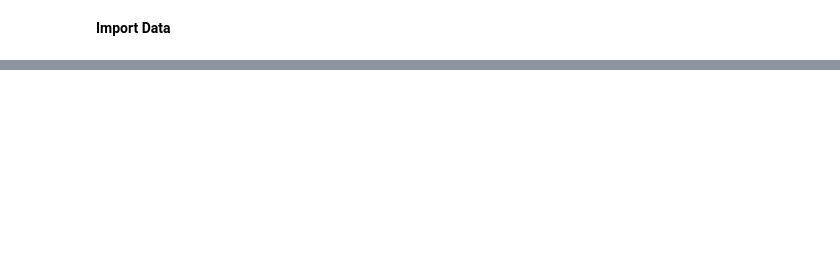
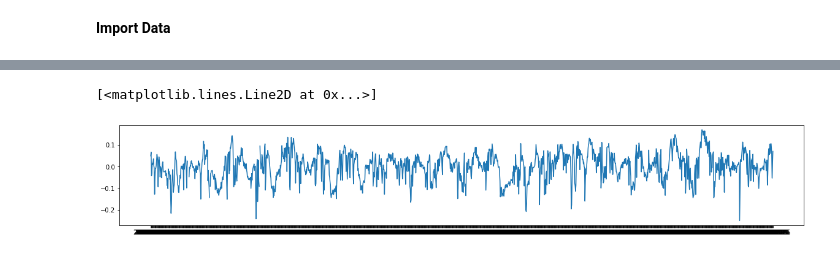
Before and after one commit to anniebritton/Ecological-Drought-ML-Modeling, a Jupyter notebook: NDVI_Data_Processing.ipynb, the cells around one changed output, grey strips where cells are left out. Drawn from its saved outputs; the diff is of its cells as text; code cells hidden in the pictures; blank space fills up the shorter version.

```diff
--- a/NDVI_Data_Processing.ipynb
+++ b/NDVI_Data_Processing.ipynb
@@ -99,0 +123,5 @@ leap_day_df
+# %%
+plt.plot(anom_result['NDVI_anomaly_5day'])
+# %% [output]
+[<matplotlib.lines.Line2D at 0x...>]
+[figure, added]
```
Also changed, not shown: parts of 15 cells of this notebook.
